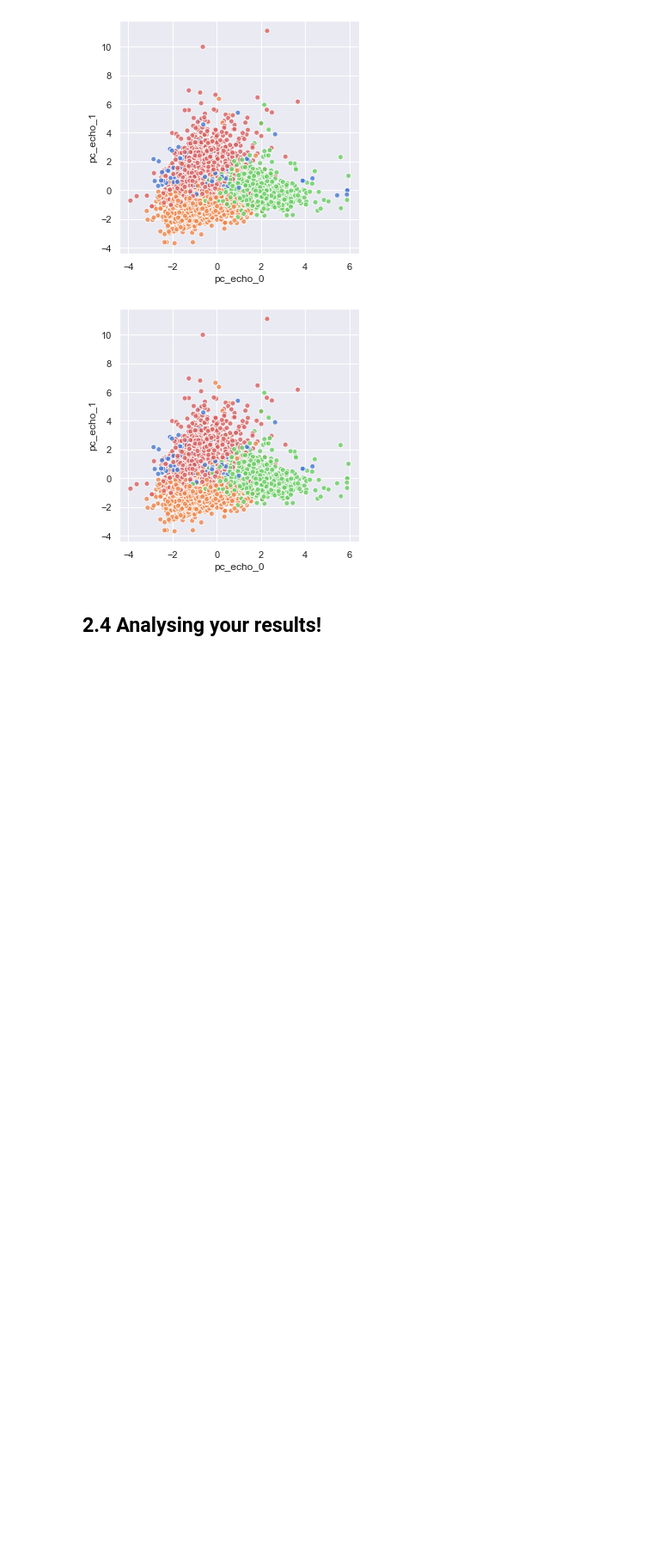
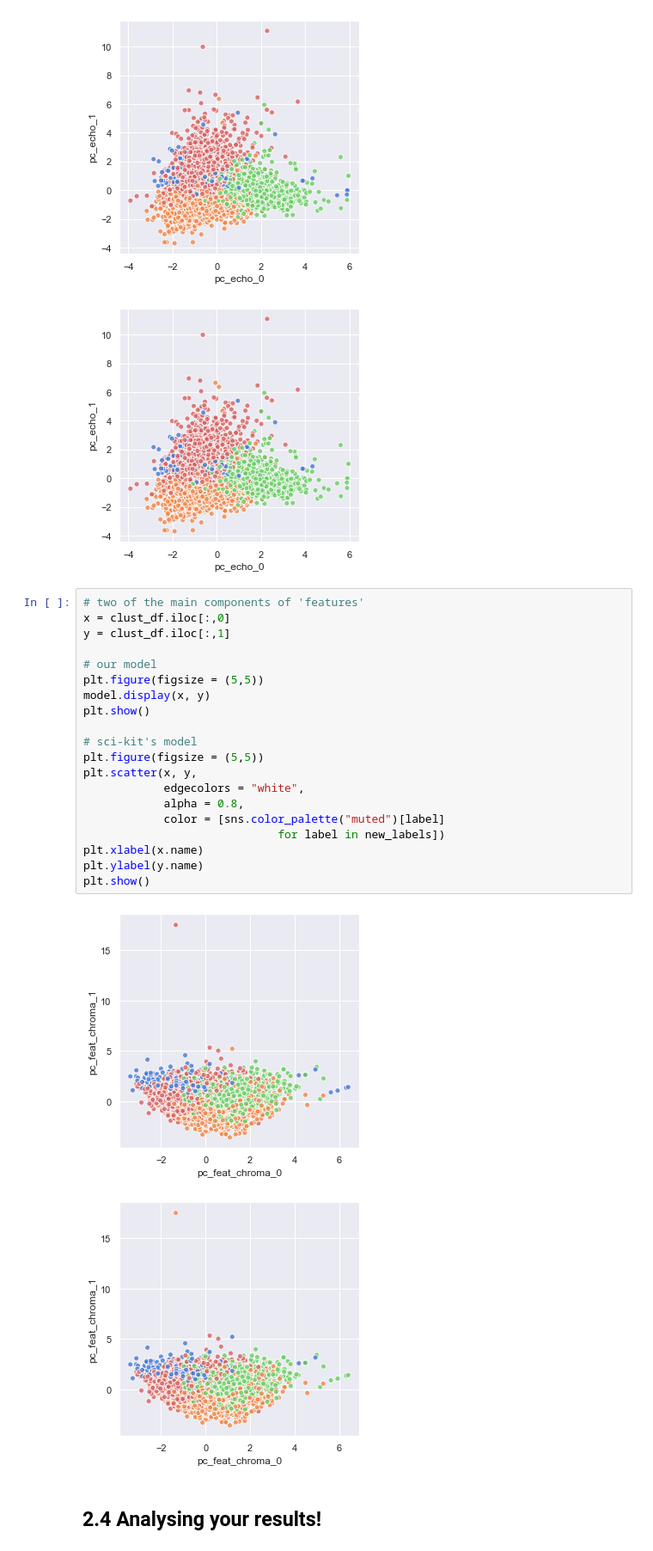
Before and after one commit to ClaraL27/ADM-HW4, a Jupyter notebook: main.ipynb, the cells around one changed output. Shown at 86% size. Cells and saved outputs as stored; diff of their text form; blank space fills up the shorter version.

Commit message:
Added two plots to 2.3 + typos in 2.3

```diff
--- a/main.ipynb
+++ b/main.ipynb
@@ -709,6 +711,29 @@ plt.show()
 # %% [output]
 [figure]
 [figure]
+# %%
+# two of the main components of 'features'
+x = clust_df.iloc[:,0]
+y = clust_df.iloc[:,1]
+
+# our model
+plt.figure(figsize = (5,5))
+model.display(x, y)
+plt.show()
+
+# sci-kit's model
+plt.figure(figsize = (5,5))
+plt.scatter(x, y,
+            edgecolors = "white",
+            alpha = 0.8,
+            color = [sns.color_palette("muted")[label]
+                             for label in new_labels])
+plt.xlabel(x.name)
+plt.ylabel(y.name)
+plt.show()
+# %% [output]
+[figure, added]
+[figure, added]
 # %% [markdown]
 ## 2.4 Analysing your results!
 # %% [markdown]
```
Also changed, not shown: parts of 5 cells of this notebook.
